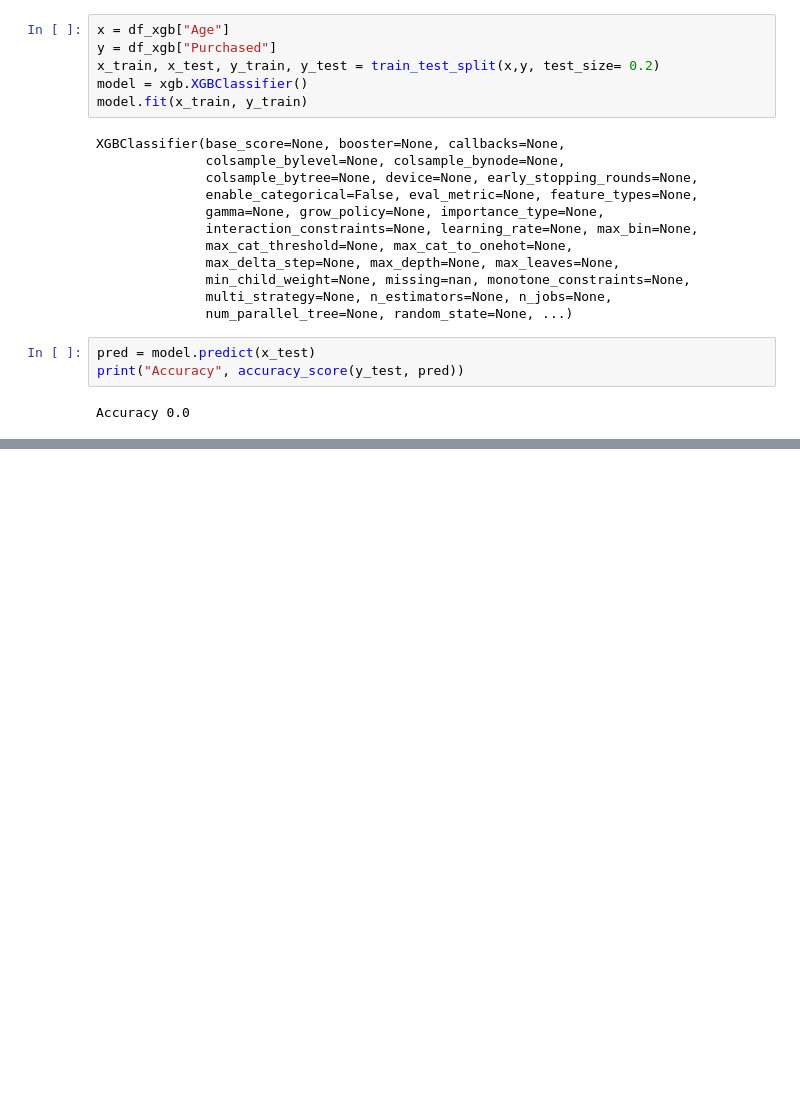
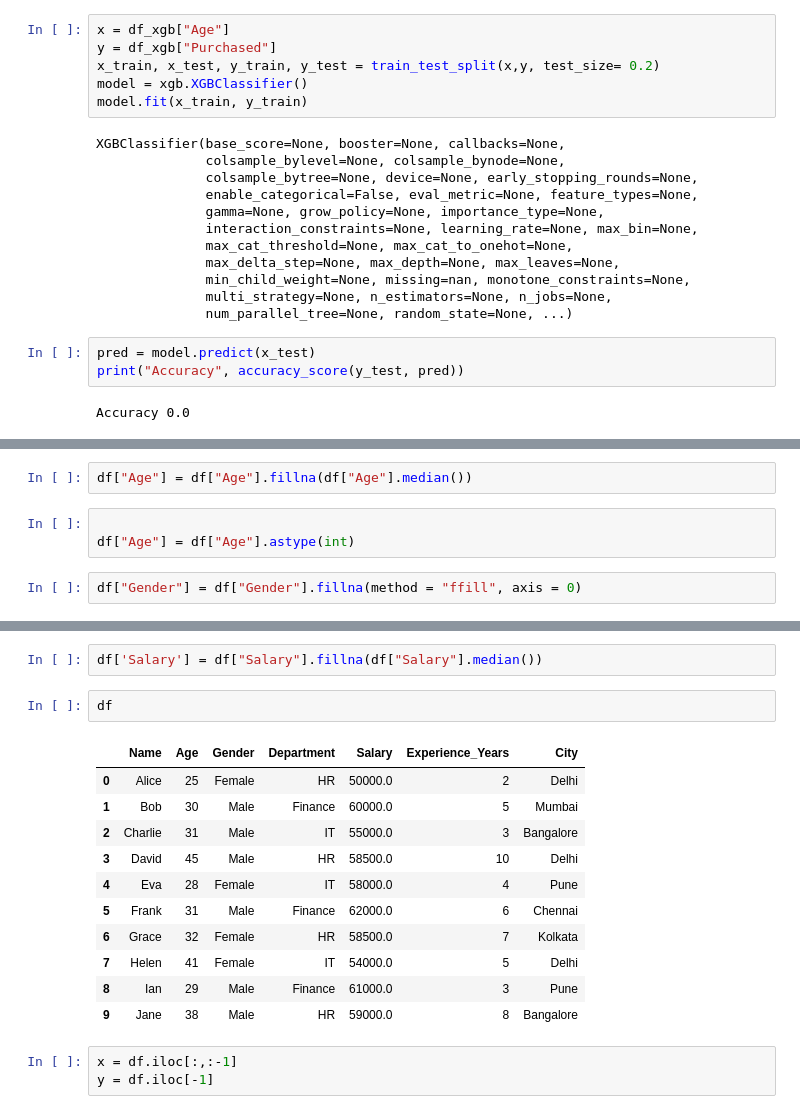
Before and after one commit to Jatingpt/ML-Repository, a Jupyter notebook: ML_Repository.ipynb, the cells around one changed output, grey strips where cells are left out. Saved outputs shown, nothing was run; the diff lists cells and outputs as text; blank space fills up the shorter version.

```diff
--- a/ML_Repository.ipynb
+++ b/ML_Repository.ipynb
@@ -47,0 +101,7 @@ Accuracy 0.0
+# %%
+df["Age"] = df["Age"].fillna(df["Age"].median())
+# %%
+
+df["Age"] = df["Age"].astype(int)
+# %%
+df["Gender"] = df["Gender"].fillna(method = "ffill", axis = 0)
@@ -47,0 +122,19 @@ Accuracy 0.0
+# %%
+df['Salary'] = df["Salary"].fillna(df["Salary"].median())
+# %%
+df
+# %% [output]
+|  | Name | Age | Gender | Department | Salary | Experience_Years | City |
+| 0 | Alice | 25 | Female | HR | 50000.0 | 2 | Delhi |
+| 1 | Bob | 30 | Male | Finance | 60000.0 | 5 | Mumbai |
+| 2 | Charlie | 31 | Male | IT | 55000.0 | 3 | Bangalore |
+| 3 | David | 45 | Male | HR | 58500.0 | 10 | Delhi |
+| 4 | Eva | 28 | Female | IT | 58000.0 | 4 | Pune |
+| 5 | Frank | 31 | Male | Finance | 62000.0 | 6 | Chennai |
+| 6 | Grace | 32 | Female | HR | 58500.0 | 7 | Kolkata |
+| 7 | Helen | 41 | Female | IT | 54000.0 | 5 | Delhi |
+| 8 | Ian | 29 | Male | Finance | 61000.0 | 3 | Pune |
+| 9 | Jane | 38 | Male | HR | 59000.0 | 8 | Bangalore |
+# %%
+x = df.iloc[:,:-1]
+y = df.iloc[-1]
```
Also changed, not shown: parts of 7 cells of this notebook.
